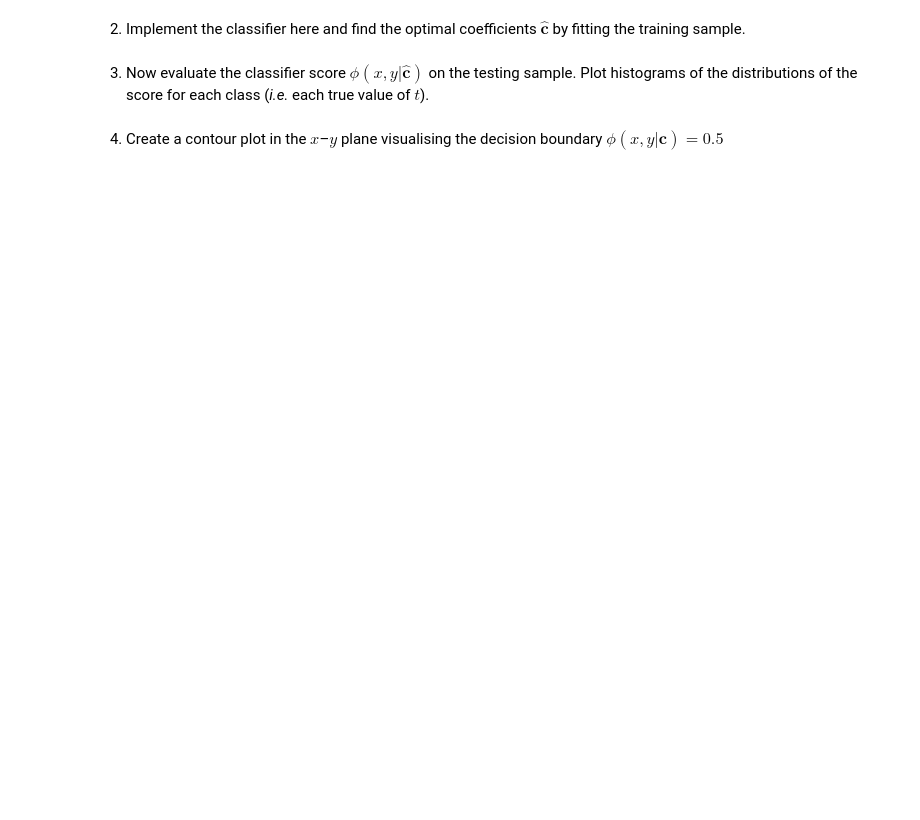
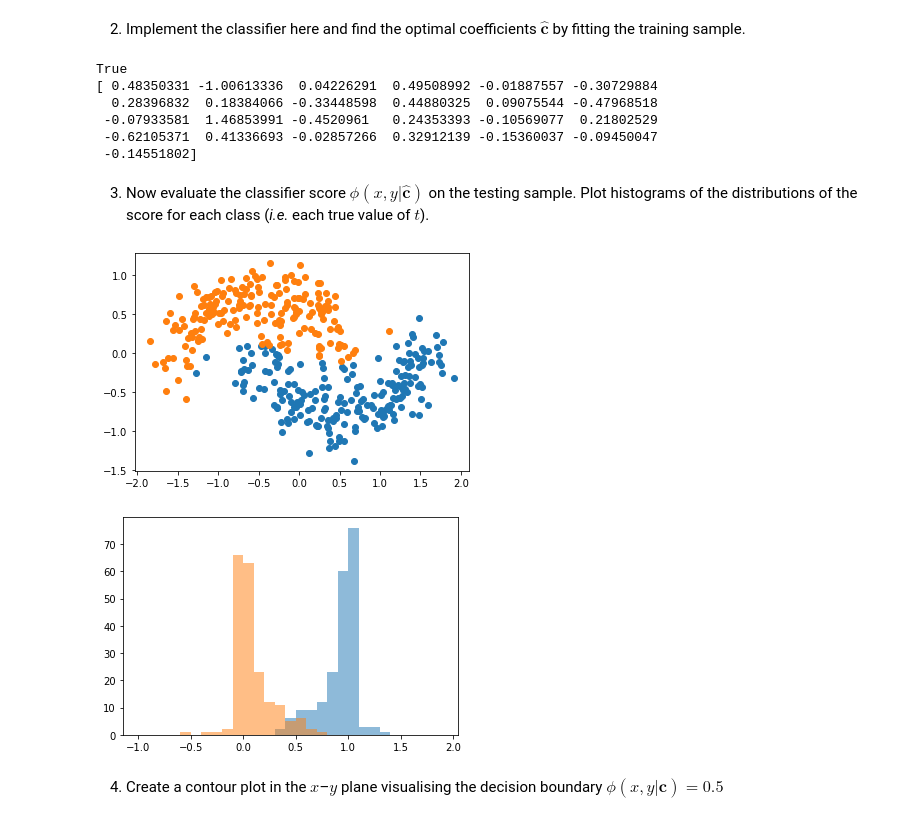
Before and after one commit to Leonhard-Moske/SMDA2, a Jupyter notebook: exercise2/Exercise02_2.ipynb, the cells around one changed output. Drawn from its saved outputs; the diff is of its cells as text; code cells hidden in the pictures; blank space fills up the shorter version.

```diff
--- a/exercise2/Exercise02_2.ipynb
+++ b/exercise2/Exercise02_2.ipynb
@@ -93,6 +117,74 @@ $$
 # %% [markdown]
 2) Implement the classifier here and find the optimal coefficients $\mathbf{\hat{c}}$ by fitting the training sample.
+# %%
+import numpy as np
+from scipy import optimize
+
+class Classifier:
+    coefficients = []   #numpy array of coefficients
+                        #coeff[i,j] are c_i,j where i is x exponent and j y exponent
+    shape = 0
+    cut = 0
+
+    def __init__(self, coef, shape, cut = 0.5):
+        self.coefficients = coef
+        self.shape = shape
+        self.cut = cut
+
+    def f(self, c, x, y, t):
+        phi = np.polynomial.polynomial.polyval2d(x,y,np.reshape(c,self.shape))
+        # print(phi)
+        # print(c)
+        sum = np.sum(np.power(np.add(t,-phi),2))
+        # print(sum)
+        return sum
+
+    def phi(self, x, y):
+        return np.polynomial.polynomial.polyval2d(x,y,np.reshape(self.coefficients,self.shape))
+
+    def train(self,x,y,t):
+        result = optimize.minimize(fun = self.f, x0 = self.coefficients, args = (x, y, t))
+        print(result.success)
+        self.coefficients = result.x
+
+    def findCut(self, y, x):
+        #print(y,x)
+        return np.polynomial.polynomial.polyval2d(x,y,np.reshape(self.coefficients,self.shape)) - self.cut
+
+
+#clssi = Classifier([[0,1,1,1],[1,1,1,1],[1,1,1,1],[1,1,1,1]], (4,4))
+#clssi = Classifier([[0,0.5,0.5,0.5],[0.5,0.5,0.5,0.5],[0.5,0.5,0.5,0.5],[0.5,0.5,0.5,0.5]], (4,4))
+clssi = Classifier([[0,0,0,0,0],[0,0,0,0,0],[0,0,0,0,0],[0,0,0,0,0],[0,0,0,0,0]], (5,5))
+
+clssi.train(training_data["x"],training_data["y"],training_data["class"])
+
+print(clssi.coefficients)
+# %% [output]
+True
+[ 0.48350331 -1.00613336  0.04226291  0.49508992 -0.01887557 -0.30729884
+  0.28396832  0.18384066 -0.33448598  0.44880325  0.09075544 -0.47968518
+ -0.07933581  1.46853991 -0.4520961   0.24353393 -0.10569077  0.21802529
+ -0.62105371  0.41336693 -0.02857266  0.32912139 -0.15360037 -0.09450047
+ -0.14551802]
 # %% [markdown]
 3) Now evaluate the classifier score $\phi(x,y|\mathbf{\hat{c}})$ on the testing sample. Plot histograms of the distributions of the score for each class (*i.e.* each true value of $t$).
+# %%
+testing_data["test_score"] = clssi.phi(testing_data["x"],testing_data["y"])
+
+# print(testing_data[testing_data["test_score"] > 0.5]["x"])
+# print(testing_data[testing_data["test_score"] > 0.5]["y"])
+
+
+plt.scatter(testing_data[testing_data["test_score"] > 0.5]["x"],testing_data[testing_data["test_score"] > 0.5]["y"])
+plt.scatter(testing_data[testing_data["test_score"] < 0.5]["x"],testing_data[testing_data["test_score"] < 0.5]["y"])
+plt.show()
+
+
+plt.hist(testing_data[testing_data["class"] == 1]["test_score"], alpha = 0.5,bins=np.arange(-1, 2, 0.1),lw = 3, ls = "dashed")
+plt.hist(testing_data[testing_data["class"] == 0]["test_score"], alpha = 0.5,bins=np.arange(-1, 2, 0.1),lw = 3, ls = "dashed")
+plt.show()
+# %% [output]
+[figure, added]
+[figure, added]
 # %% [markdown]
 4) Create a contour plot in the $x$–$y$ plane visualising the decision boundary $\phi(x,y|\mathbf{\hat{c}}) = 0.5$
```
Also changed, not shown: parts of 2 cells of this notebook, 1 other file.
